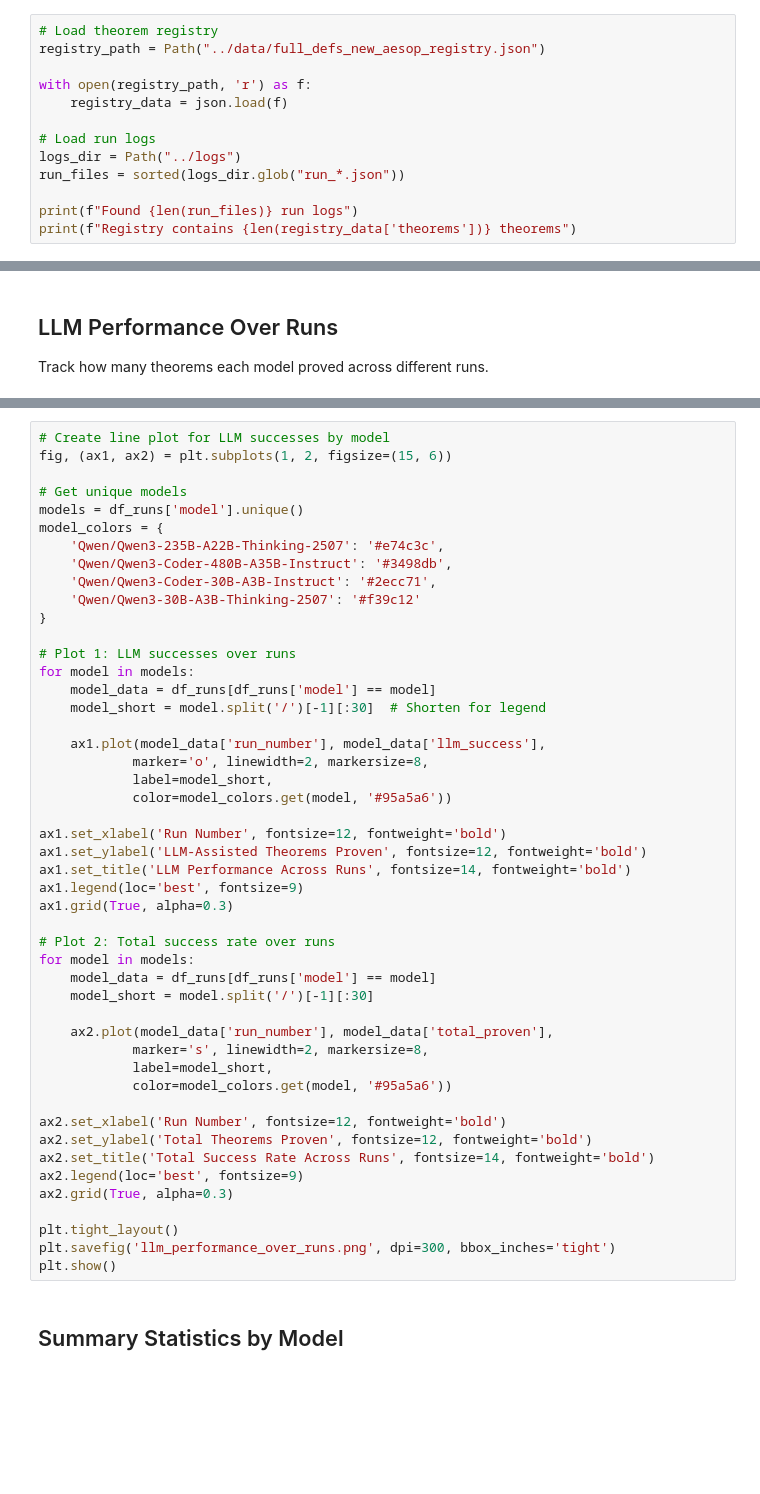
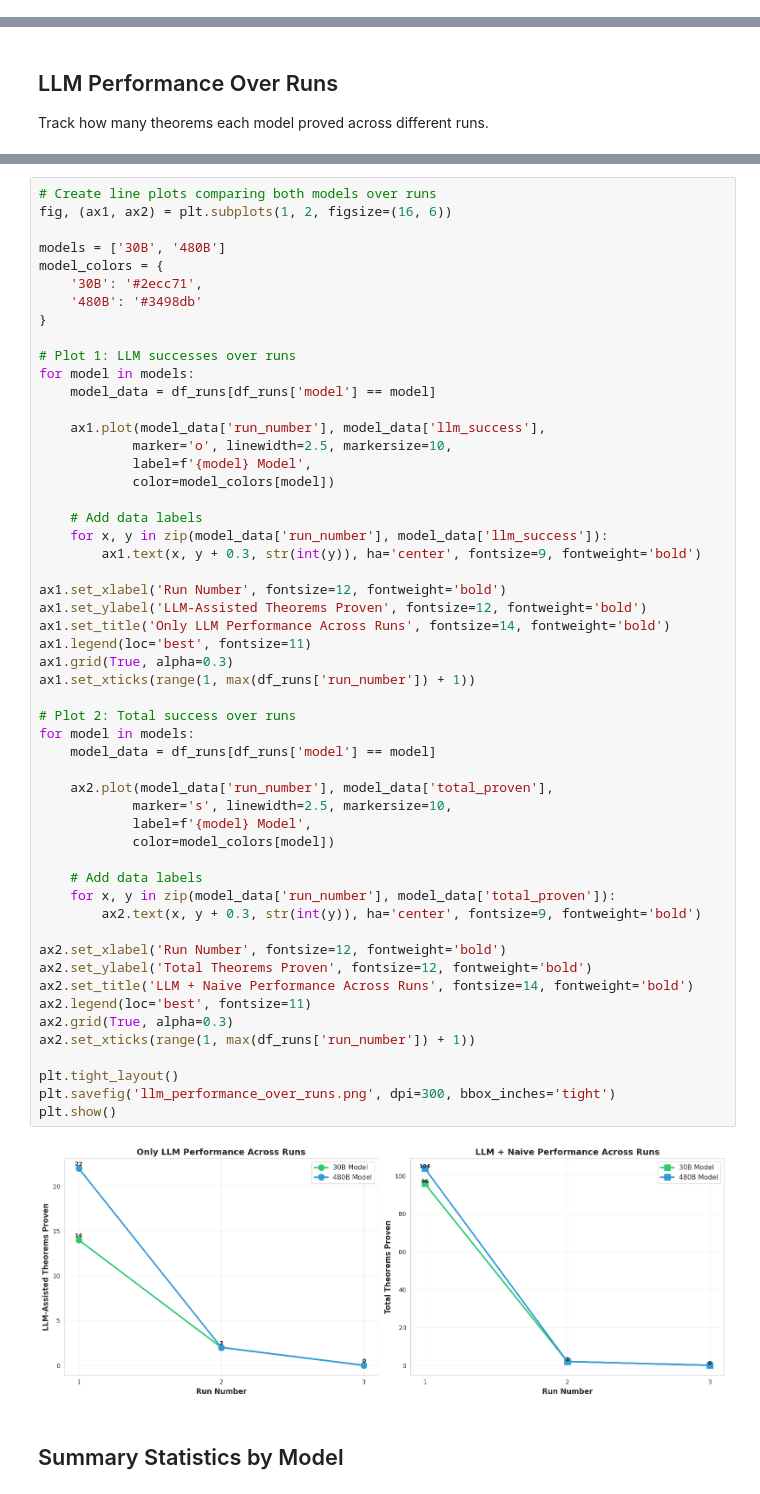
Before and after one commit to padieul/tactic-annot, a Jupyter notebook: experiments/stats.ipynb, the cells around one changed output, grey strips where cells are left out. Drawn from its saved outputs; the diff is of its cells as text; blank space fills up the shorter version.

```diff
--- a/experiments/stats.ipynb
+++ b/experiments/stats.ipynb
@@ -20,13 +15,0 @@ Error:
-# %%
-# Load theorem registry
-registry_path = Path("../data/full_defs_new_aesop_registry.json")
-
-with open(registry_path, 'r') as f:
-    registry_data = json.load(f)
-
-# Load run logs
-logs_dir = Path("../logs")
-run_files = sorted(logs_dir.glob("run_*.json"))
-
-print(f"Found {len(run_files)} run logs")
-print(f"Registry contains {len(registry_data['theorems'])} theorems")
@@ -136,51 +290,58 @@ print(df_runs[['run_number', 'model', 'naive_success', 'llm_success', 'total_pro
 # %%
-# Create line plot for LLM successes by model
-fig, (ax1, ax2) = plt.subplots(1, 2, figsize=(15, 6))
+# Create line plots comparing both models over runs
+fig, (ax1, ax2) = plt.subplots(1, 2, figsize=(16, 6))
 
-# Get unique models
-models = df_runs['model'].unique()
+models = ['30B', '480B']
 model_colors = {
-    'Qwen/Qwen3-235B-A22B-Thinking-2507': '#e74c3c',
-    'Qwen/Qwen3-Coder-480B-A35B-Instruct': '#3498db',
-    'Qwen/Qwen3-Coder-30B-A3B-Instruct': '#2ecc71',
-    'Qwen/Qwen3-30B-A3B-Thinking-2507': '#f39c12'
+    '30B': '#2ecc71',
+    '480B': '#3498db'
 }
 
 # Plot 1: LLM successes over runs
 for model in models:
     model_data = df_runs[df_runs['model'] == model]
-    model_short = model.split('/')[-1][:30]  # Shorten for legend
 
     ax1.plot(model_data['run_number'], model_data['llm_success'],
-            marker='o', linewidth=2, markersize=8,
-            label=model_short,
-            color=model_colors.get(model, '#95a5a6'))
+            marker='o', linewidth=2.5, markersize=10,
+            label=f'{model} Model',
+            color=model_colors[model])
+
+    # Add data labels
+    for x, y in zip(model_data['run_number'], model_data['llm_success']):
+        ax1.text(x, y + 0.3, str(int(y)), ha='center', fontsize=9, fontweight='bold')
 
 ax1.set_xlabel('Run Number', fontsize=12, fontweight='bold')
 ax1.set_ylabel('LLM-Assisted Theorems Proven', fontsize=12, fontweight='bold')
-ax1.set_title('LLM Performance Across Runs', fontsize=14, fontweight='bold')
-ax1.legend(loc='best', fontsize=9)
+ax1.set_title('Only LLM Performance Across Runs', fontsize=14, fontweight='bold')
+ax1.legend(loc='best', fontsize=11)
 ax1.grid(True, alpha=0.3)
+ax1.set_xticks(range(1, max(df_runs['run_number']) + 1))
 
-# Plot 2: Total success rate over runs
+# Plot 2: Total success over runs
 for model in models:
     model_data = df_runs[df_runs['model'] == model]
-    model_short = model.split('/')[-1][:30]
 
     ax2.plot(model_data['run_number'], model_data['total_proven'],
-            marker='s', linewidth=2, markersize=8,
-            label=model_short,
-            color=model_colors.get(model, '#95a5a6'))
+            marker='s', linewidth=2.5, markersize=10,
+            label=f'{model} Model',
+            color=model_colors[model])
+
+    # Add data labels
+    for x, y in zip(model_data['run_number'], model_data['total_proven']):
+        ax2.text(x, y + 0.3, str(int(y)), ha='center', fontsize=9, fontweight='bold')
 
 ax2.set_xlabel('Run Number', fontsize=12, fontweight='bold')
 ax2.set_ylabel('Total Theorems Proven', fontsize=12, fontweight='bold')
-ax2.set_title('Total Success Rate Across Runs', fontsize=14, fontweight='bold')
-ax2.legend(loc='best', fontsize=9)
+ax2.set_title('LLM + Naive Performance Across Runs', fontsize=14, fontweight='bold')
+ax2.legend(loc='best', fontsize=11)
 ax2.grid(True, alpha=0.3)
+ax2.set_xticks(range(1, max(df_runs['run_number']) + 1))
 
 plt.tight_layout()
 plt.savefig('llm_performance_over_runs.png', dpi=300, bbox_inches='tight')
 plt.show()
+# %% [output]
+[figure, added]
 # %% [markdown]
 ## Summary Statistics by Model
 # %%
```
Also changed, not shown: parts of 8 cells of this notebook, 7 other files.
